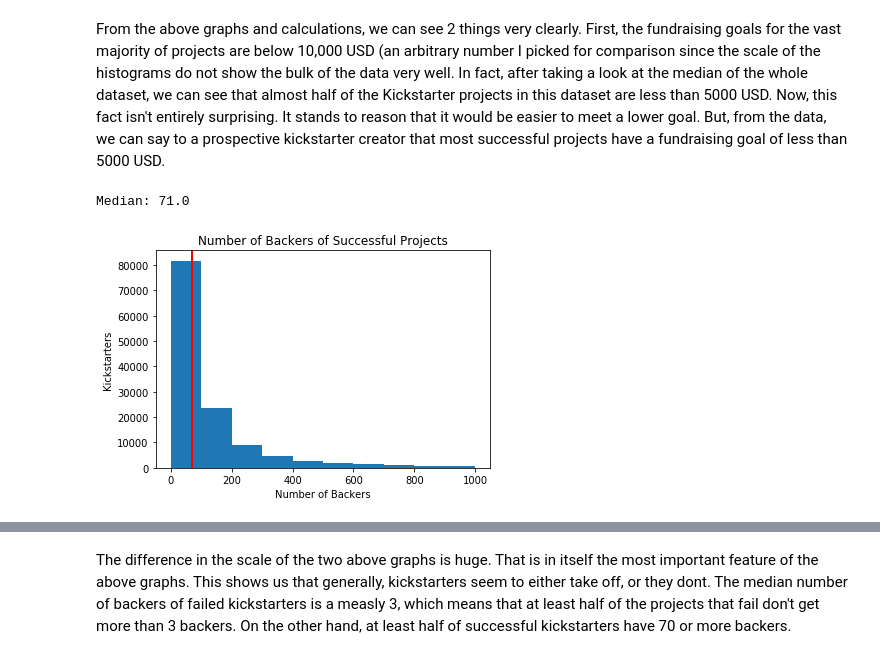
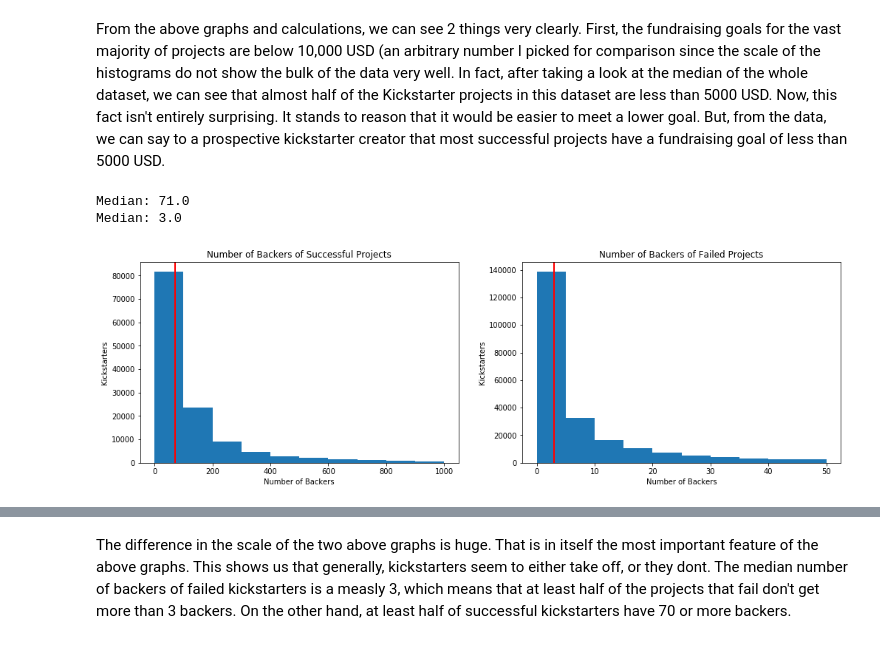
Before and after one commit to Halcyon001/Thinkful, a Jupyter notebook: prepcourse/capstone/capstone.ipynb, the cells around one changed output, grey strips where cells are left out. Cells and saved outputs as stored; diff of their text form; code cells hidden in the pictures.

```diff
--- a/prepcourse/capstone/capstone.ipynb
+++ b/prepcourse/capstone/capstone.ipynb
@@ -139,3 +124,18 @@ print(ksdata.head())
+# %%
+#find how long each project lasted
+
+durations = []
+
+r = 0
+while r < len(ksdata.index):
+    #end date - start date
+    end = date(int(ksdata.endyear[r]), int(ksdata.endmonth[r]), int(ksdata.endday[r]))
+    start = date(int(ksdata.launchyear[r]), int(ksdata.launchmonth[r]), int(ksdata.launchday[r]))
+    duration = end - start
+    durations.append(duration.days)
+    r+=1
+
+ksdata['durations'] = durations
 # %% [markdown]
 Now that the dates are in a form that I can work with, let's start answering some of the questions we posed earlier. The first thing I want to know is what does a successful kickstarter project look like? To do that, we will compare our variables to the result, listed in the 'state' column, to attempt to identify any patterns.
 # %% [markdown]
@@ -288,15 +301,30 @@ Median of failed project goals: 7500.0
 # %% [markdown]
 From the above graphs and calculations, we can see 2 things very clearly. First, the fundraising goals for the vast majority of projects are below 10,000 USD (an arbitrary number I picked for comparison since the scale of the histograms do not show the bulk of the data very well. In fact, after taking a look at the median of the whole dataset, we can see that almost half of the Kickstarter projects in this dataset are less than 5000 USD. Now, this fact isn't entirely surprising. It stands to reason that it would be easier to meet a lower goal. But, from the data, we can say to a prospective kickstarter creator that most successful projects have a fundraising goal of less than 5000 USD.
 # %%
-#generate average stats of successful projects
+#generate average stats of successful projects-
 #average number of backers of successful projects
 
+plt.figure(figsize=[17, 5])
+
+plt.subplot(1, 2, 1)
 plt.hist(windata.backers, range=[0, 1000])
 plt.axvline(windata.backers.median(), color='r', linewidth='2')
 plt.ylabel('Kickstarters')
 plt.xlabel('Number of Backers')
 plt.title('Number of Backers of Successful Projects')
 print('Median: ' + str(windata.backers.median()))
+
+#generate average stats of failed projects-
+#average number of backers of failed projects
+
+plt.subplot(1, 2, 2)
+plt.hist(lossdata.backers, range=[0, 50])
+plt.axvline(lossdata.backers.median(), color='r', linewidth='2')
+plt.ylabel('Kickstarters')
+plt.xlabel('Number of Backers')
+plt.title('Number of Backers of Failed Projects')
+print('Median: ' + str(lossdata.backers.median()))
 # %% [output]
 Median: 71.0
+Median: 3.0
-[figure, old version]
+[figure, new version]
```
Also changed, not shown: parts of 20 cells of this notebook.
